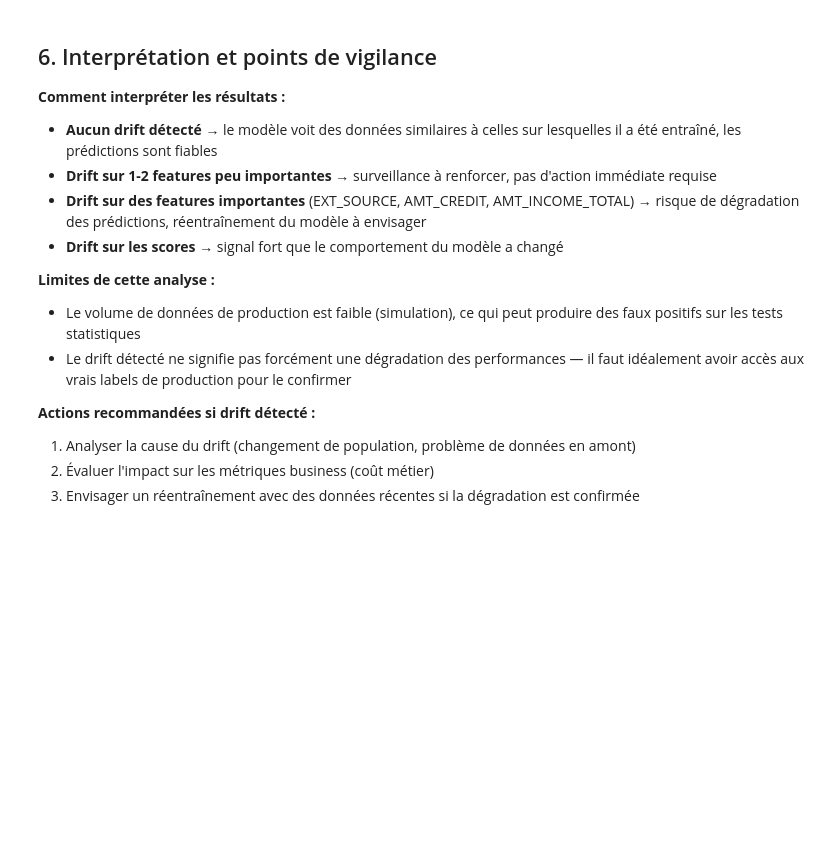
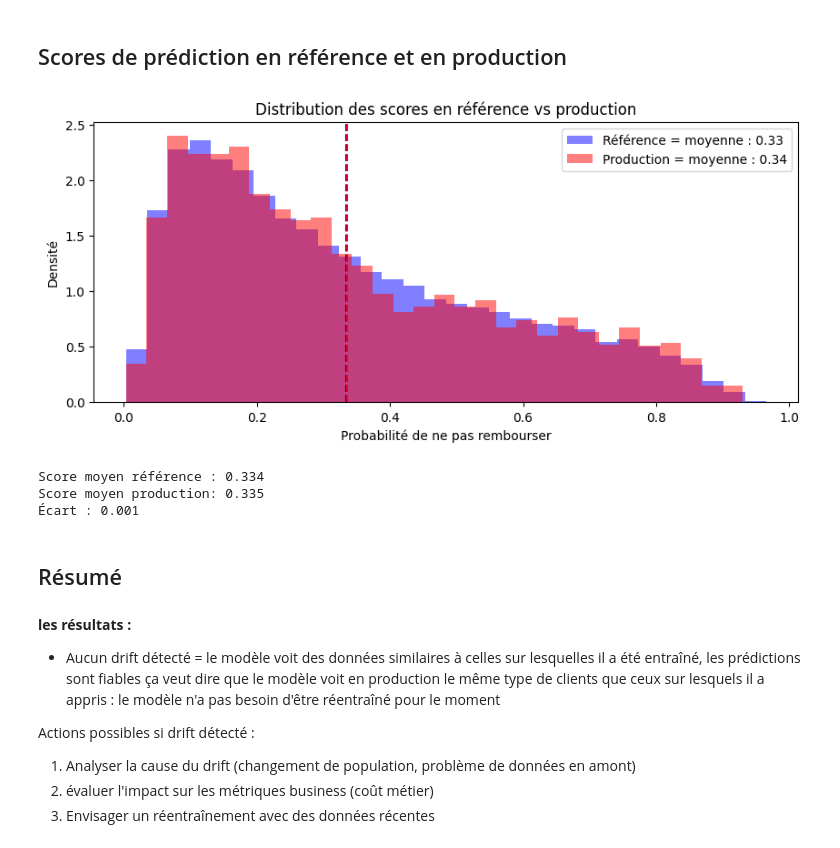
Before and after one commit to AxelleGapinski/credit_scoring, a Jupyter notebook: data_drift_analysis.ipynb, the cells around one changed output. Cells and saved outputs as stored; diff of their text form; code cells hidden in the pictures; blank space fills up the shorter version.

```diff
--- a/data_drift_analysis.ipynb
+++ b/data_drift_analysis.ipynb
@@ -32,18 +115,6 @@ On les utilise comme baseline pour détecter si les nouvelles données s'en éca
 # %%
-# Données d'entraînement = référence
-ref_data = pd.read_csv('train_test/sample_train.csv')
-
-# Features à surveiller — variables métier clés
 FEATURES_TO_MONITOR = [
-    'AMT_INCOME_TOTAL',
-    'AMT_CREDIT',
-    'AMT_ANNUITY',
-    'CNT_CHILDREN',
-    'NAME_CONTRACT_TYPE',
-    'DAYS_BIRTH',
-    'DAYS_EMPLOYED',
+    'AMT_CREDIT', 'AMT_ANNUITY',
+    'CNT_CHILDREN', 'DAYS_BIRTH', 'DAYS_EMPLOYED',
 ]
 FEATURES_TO_MONITOR = [f for f in FEATURES_TO_MONITOR if f in ref_data.columns]
-
-print(f'Données de référence : {ref_data.shape}')
-print(f'Features surveillées : {FEATURES_TO_MONITOR}')
@@ -177,23 +147,47 @@ if 'prediction_proba' in prod_data.columns:
+# %% [markdown]
+## Scores de prédiction en référence et en production
+# %%
+import joblib
+import re
+
+model = joblib.load('model.pkl')
+ref_clean = ref_data.copy()
+ref_clean.columns = [re.sub(r'[^A-Za-z0-9_]', '_', col) for col in ref_clean.columns]
+feature_cols = [col for col in ref_clean.columns if col not in ['SK_ID_CURR', 'TARGET']]
+ref_scores = model.predict_proba(ref_clean[feature_cols])[:, 1]
+
+plt.figure(figsize=(10, 4))
+plt.hist(ref_scores, bins=30, alpha=0.5, color='blue', density=True, label=f'Référence = moyenne : {ref_scores.mean():.2f}')
+plt.hist(scores, bins=30, alpha=0.5, color='red', density=True, label=f'Production = moyenne : {scores.mean():.2f}')
+plt.axvline(ref_scores.mean(), color='blue', linestyle='--')
+plt.axvline(scores.mean(), color='red', linestyle='--')
+plt.xlabel('Probabilité de ne pas rembourser')
+plt.ylabel('Densité')
+plt.title('Distribution des scores en référence vs production')
+plt.legend()
+plt.savefig('reports/score_distribution.png')
+plt.show()
+
+print(f'Score moyen référence : {ref_scores.mean():.3f}')
+print(f'Score moyen production: {scores.mean():.3f}')
+print(f'Écart: {abs(ref_scores.mean() - scores.mean()):.3f}')
+# %% [output]
+[figure, added]
+Score moyen référence : 0.334
+Score moyen production: 0.335
+Écart : 0.001
+# %% [markdown]
+## Résumé
 # %% [markdown]
-## 6. Interprétation et points de vigilance
+**les résultats :**
 
-**Comment interpréter les résultats :**
+- Aucun drift détecté = le modèle voit des données similaires à celles sur lesquelles il a été entraîné, les prédictions sont fiables
+ça veut dire que le modèle voit en production le même type de clients que ceux sur lesquels il a appris : le modèle n'a pas besoin d'être réentraîné pour le moment
 
-- **Aucun drift détecté** → le modèle voit des données similaires à celles sur lesquelles il a été entraîné, les prédictions sont fiables
-- **Drift sur 1-2 features peu importantes** → surveillance à renforcer, pas d'action immédiate requise
-- **Drift sur des features importantes** (EXT_SOURCE, AMT_CREDIT, AMT_INCOME_TOTAL) → risque de dégradation des prédictions, réentraînement du modèle à envisager
-- **Drift sur les scores** → signal fort que le comportement du modèle a changé
-
-**Limites de cette analyse :**
-
-- Le volume de données de production est faible (simulation), ce qui peut produire des faux positifs sur les tests statistiques
-- Le drift détecté ne signifie pas forcément une dégradation des performances — il faut idéalement avoir accès aux vrais labels de production pour le confirmer
-
-**Actions recommandées si drift détecté :**
-
+Actions possibles si drift détecté :
 1. Analyser la cause du drift (changement de population, problème de données en amont)
-2. Évaluer l'impact sur les métriques business (coût métier)
-3. Envisager un réentraînement avec des données récentes si la dégradation est confirmée
+2. évaluer l'impact sur les métriques business (coût métier)
+3. Envisager un réentraînement avec des données récentes
 # %%
 # Résumé final
 print('=== RÉSUMÉ ANALYSE DATA DRIFT ===')
```
Also changed, not shown: parts of 21 cells of this notebook.
